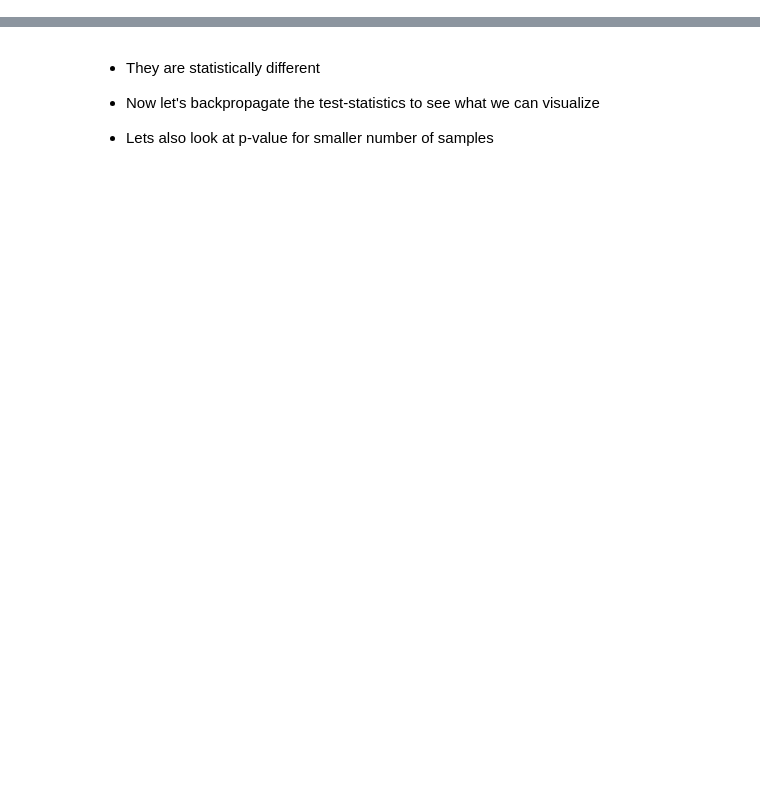
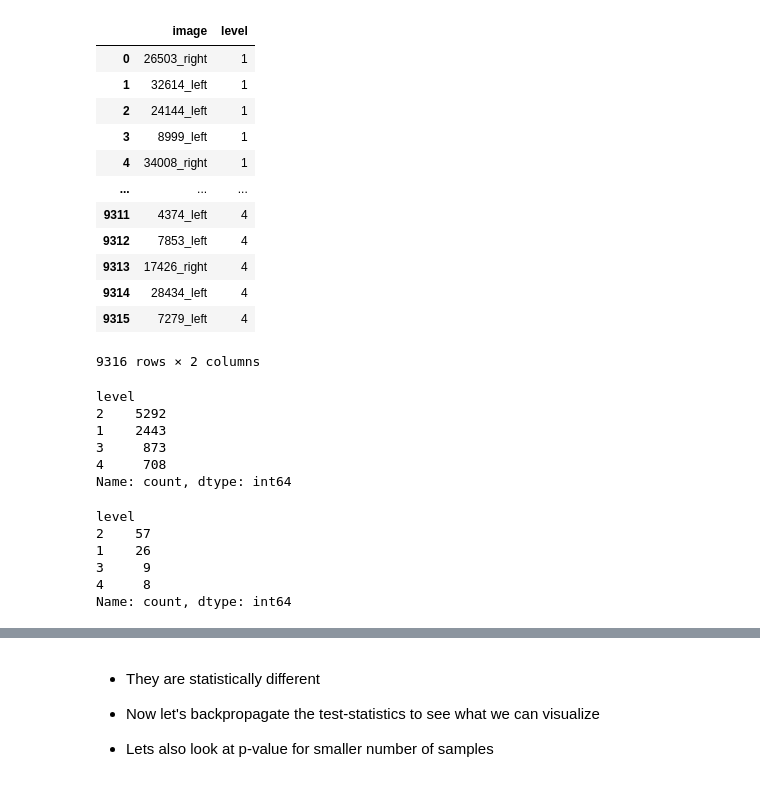
Before and after one commit to Mjavan/ExplainingStatisticalTests, a Jupyter notebook: Retina-notebook.ipynb, the cells around one changed output, grey strips where cells are left out. Drawn from its saved outputs; the diff is of its cells as text; code cells hidden in the pictures; blank space fills up the shorter version.

```diff
--- a/Retina-notebook.ipynb
+++ b/Retina-notebook.ipynb
@@ -202,10 +14,0 @@ class SimCLR(nn.Module):
-# %%
-# Check if CUDA is available
-if torch.cuda.is_available():
-    num_devices = torch.cuda.device_count()
-    print(f"Number of available CUDA devices: {num_devices}")
-
-    for i in range(num_devices):
-        print(f"Device {i}: {torch.cuda.get_device_name(i)}")
-else:
-    print("CUDA is not available on this system.")
@@ -372,24 +14,0 @@ produce_and_save_embeddings_with_graph(config,
-# %%
-import numpy as np
-from torch.utils.data import Subset
-
-# Get the indices into the underlying dataset
-orig_indices = embed_dataset.indices
-# Access the underlying dataset
-underlying_dataset = embed_dataset.dataset
-
-# Get labels for each sample in the Subset
-labels = [underlying_dataset[i][1] for i in orig_indices]
-
-# Find indices (relative to orig_indices) for each label
-idx0 = [i for i, l in enumerate(labels) if l == 0]
-idx1 = [i for i, l in enumerate(labels) if l == 1]
-min_count = min(len(idx0), len(idx1))
-
-np.random.seed(42)
-idx0_sampled = np.random.choice(idx0, min_count, replace=False)
-idx1_sampled = np.random.choice(idx1, min_count, replace=False)
-
-# Create two new Subsets of embed_dataset (indices are relative to embed_dataset)
-healthy_subset = Subset(embed_dataset, idx0_sampled)
-unhealthy_subset = Subset(embed_dataset, idx1_sampled)
@@ -459,0 +181,2 @@ torch.Size([6987, 2048])
+# %%
+retina_dataset = DiabeticRetinopathy(base_path=Base_Path, binary_label=False)
@@ -459,0 +195,29 @@ torch.Size([6987, 2048])
+# %%
+healthy_sampled, unhealthy_sampled = stratified_sampledataset(
+    retina_dataset, healthy_size=100, unhealthy_size=9316)
+# %%
+unhealthy_sampled
+# %% [output]
+|  | image | level |
+| 0 | 26503_right | 1 |
+| 1 | 32614_left | 1 |
+| 2 | 24144_left | 1 |
+| 3 | 8999_left | 1 |
+| 4 | 34008_right | 1 |
+| ... | ... | ... |
+| 9311 | 4374_left | 4 |
+| 9312 | 7853_left | 4 |
+| 9313 | 17426_right | 4 |
+| 9314 | 28434_left | 4 |
+| 9315 | 7279_left | 4 |
+9316 rows × 2 columns
+# %%
+retina_dataset.labels[retina_dataset.labels['image'].isin(unhealthy_sampled['image'])
+                      ]['level'].value_counts()
+# %% [output]
+level
+2    5292
+1    2443
+3     873
+4     708
+Name: count, dtype: int64
@@ -459,0 +227,9 @@ torch.Size([6987, 2048])
+# %%
+unhealthy_sampled.labels['level'].value_counts()
+# %% [output]
+level
+2    57
+1    26
+3     9
+4     8
+Name: count, dtype: int64
```
Also changed, not shown: parts of 60 cells of this notebook.
